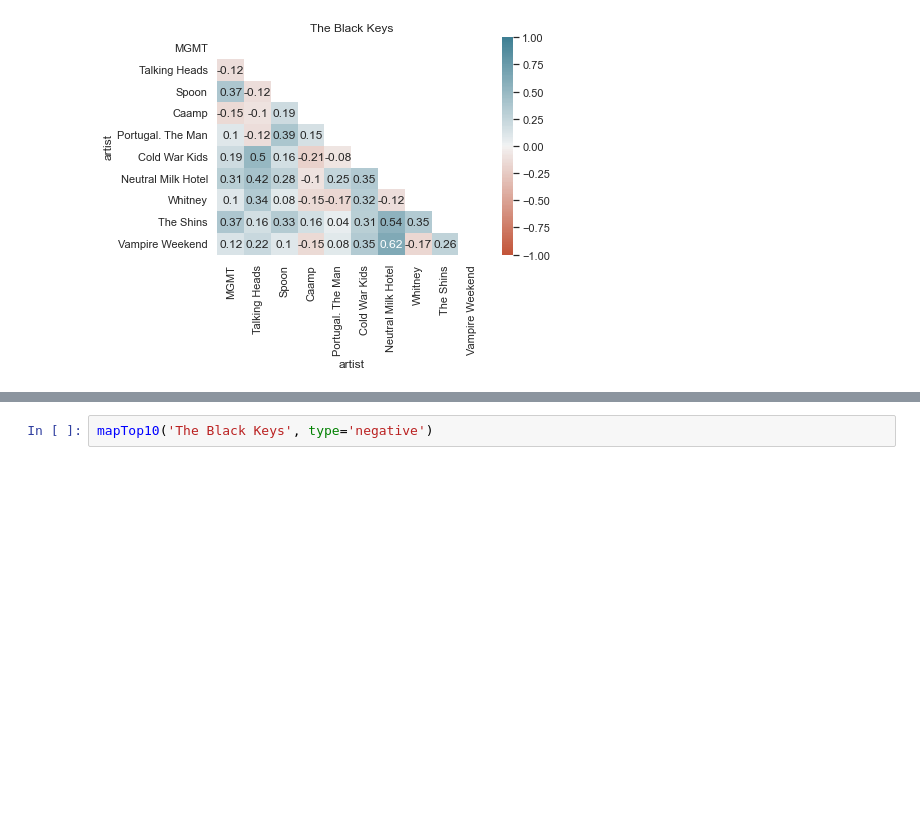
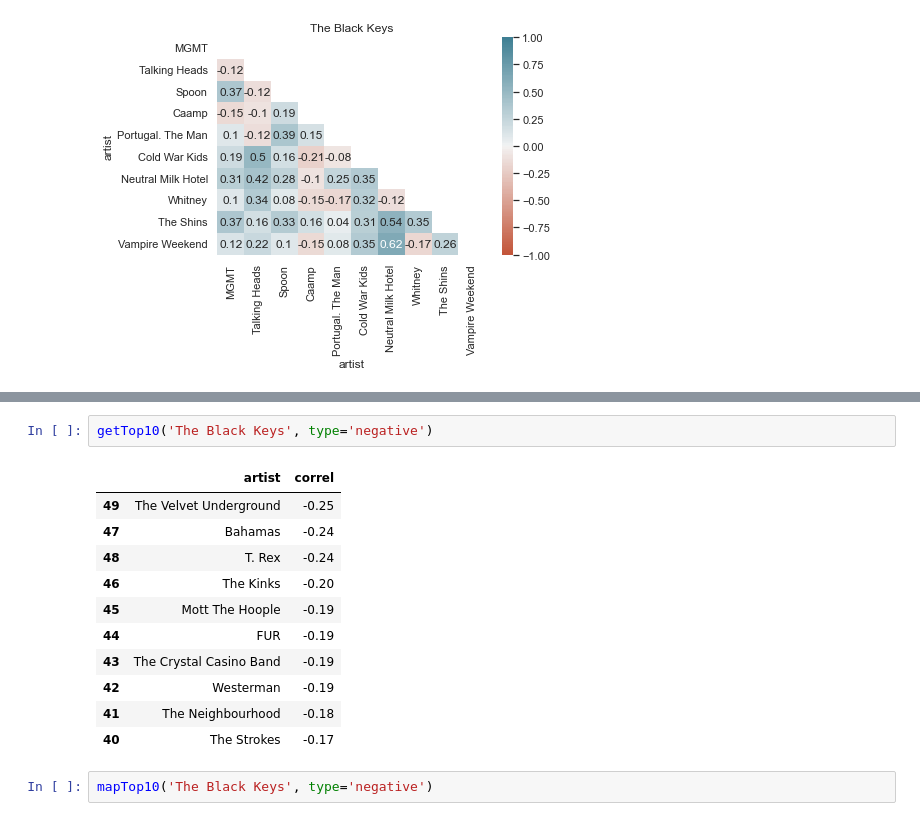
Before and after one commit to angeolson/personal-spotify-data, a Jupyter notebook: TS_EDA.ipynb, the cells around one changed output, grey strips where cells are left out. Saved outputs shown, nothing was run; the diff lists cells and outputs as text; blank space fills up the shorter version.

```diff
--- a/TS_EDA.ipynb
+++ b/TS_EDA.ipynb
@@ -680,6 +684,20 @@ mapTop10('The Black Keys', type='positive')
 plotTop10('The Black Keys', type='positive')
 # %% [output]
 [interactive output not drawn]
+# %%
+getTop10('The Black Keys', type='negative')
+# %% [output]
+|  | artist | correl |
+| 49 | The Velvet Underground | -0.25 |
+| 47 | Bahamas | -0.24 |
+| 48 | T. Rex | -0.24 |
+| 46 | The Kinks | -0.20 |
+| 45 | Mott The Hoople | -0.19 |
+| 44 | FUR | -0.19 |
+| 43 | The Crystal Casino Band | -0.19 |
+| 42 | Westerman | -0.19 |
+| 41 | The Neighbourhood | -0.18 |
+| 40 | The Strokes | -0.17 |
 # %%
 mapTop10('The Black Keys', type='negative')
 # %% [output]
```
Also changed, not shown: parts of 2 cells of this notebook.
